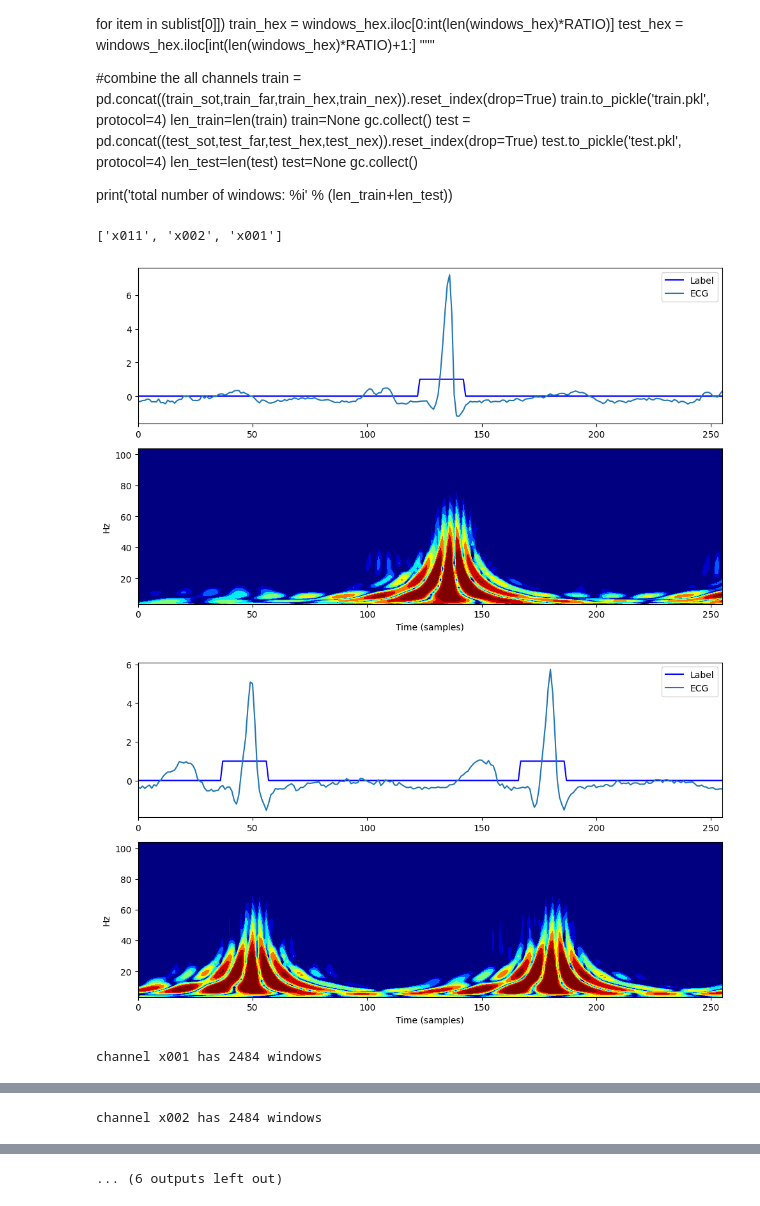
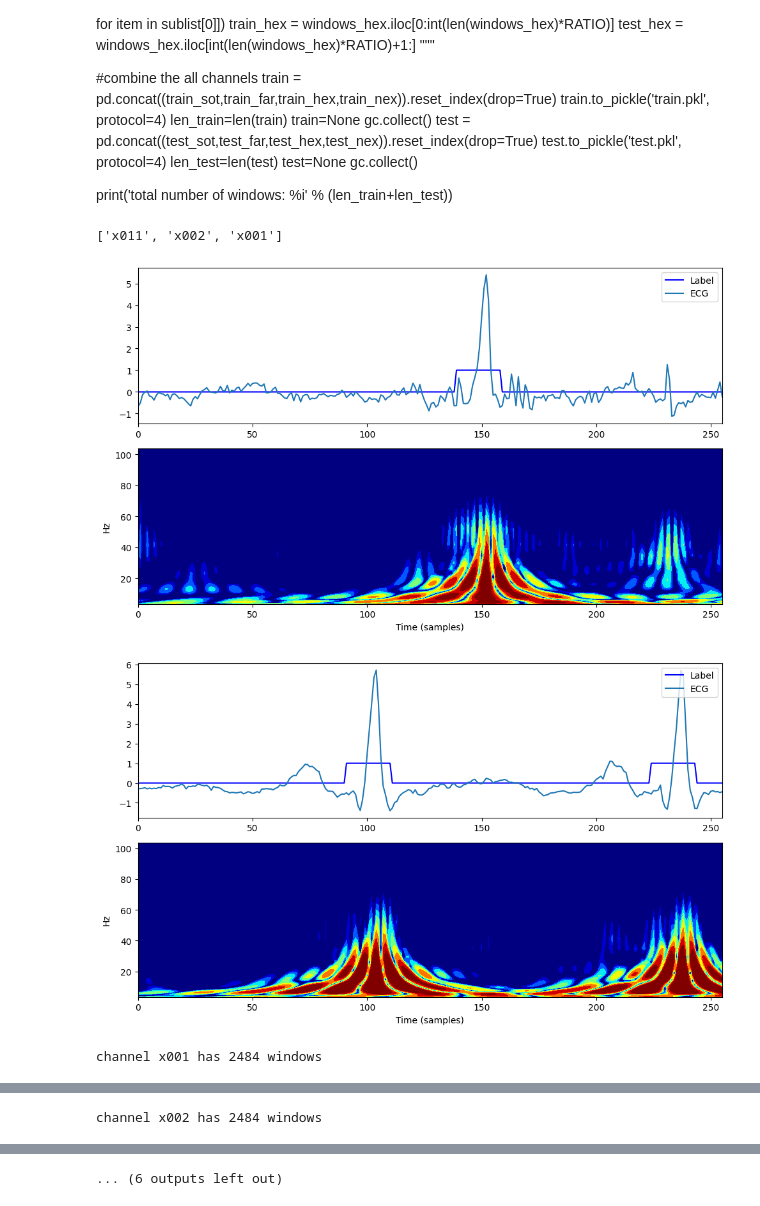
Before and after one commit to Gu-Haojia/QRS-detector, a Jupyter notebook: gen_train_test_data.ipynb, the cells around one changed output, grey strips where cells are left out. Drawn from its saved outputs; the diff is of its cells as text; code cells hidden in the pictures.

```diff
--- a/gen_train_test_data.ipynb
+++ b/gen_train_test_data.ipynb
@@ -276,7 +276,7 @@ train_sot,train_far,train_hex,train_nex= None,None,None,None
 test_sot,test_far,test_hex,test_nex= None,None,None,None
 
 continuous=True
-ACTIVITY='rest'
+ACTIVITY='running'
 
 
 #Faros
@@ -331,33 +331,33 @@ test_sot = windows_sot.iloc[int(len(windows_sot)*RATIO)+1:]
 #Nex
 windows_nex = nex.apply(get_windows, activity='raw', axis=1)
 windows_nex = pd.DataFrame(windows_nex)
 windows_nex = pd.DataFrame([item for sublist in windows_nex.values for item in sublist[0]])
 train_nex = windows_nex.iloc[0:int(len(windows_nex)*RATIO)]
 test_nex = windows_nex.iloc[int(len(windows_nex)*RATIO)+1:]
 
 #Hex
 windows_hex = hex.apply(get_windows, activity='raw', axis=1)
 windows_hex = pd.DataFrame(windows_hex)
 windows_hex = pd.DataFrame([item for sublist in windows_hex.values for item in sublist[0]])
 train_hex = windows_hex.iloc[0:int(len(windows_hex)*RATIO)]
 test_hex = windows_hex.iloc[int(len(windows_hex)*RATIO)+1:]
 """
 
 #combine the all channels
 train = pd.concat((train_sot,train_far,train_hex,train_nex)).reset_index(drop=True)
 train.to_pickle('train.pkl', protocol=4)
 len_train=len(train)
 train=None
 gc.collect()
 test = pd.concat((test_sot,test_far,test_hex,test_nex)).reset_index(drop=True)
 test.to_pickle('test.pkl', protocol=4)
 len_test=len(test)
 test=None
 gc.collect()
 
 print('total number of windows: %i' % (len_train+len_test))
 # %% [output]
 ['x011', 'x002', 'x001']
-[figure, old version]
+[figure, new version]
-[figure, old version]
+[figure, new version]
 channel x001 has 2484 windows
```
Also changed, not shown: parts of 1 cell of this notebook, 1 other file.
